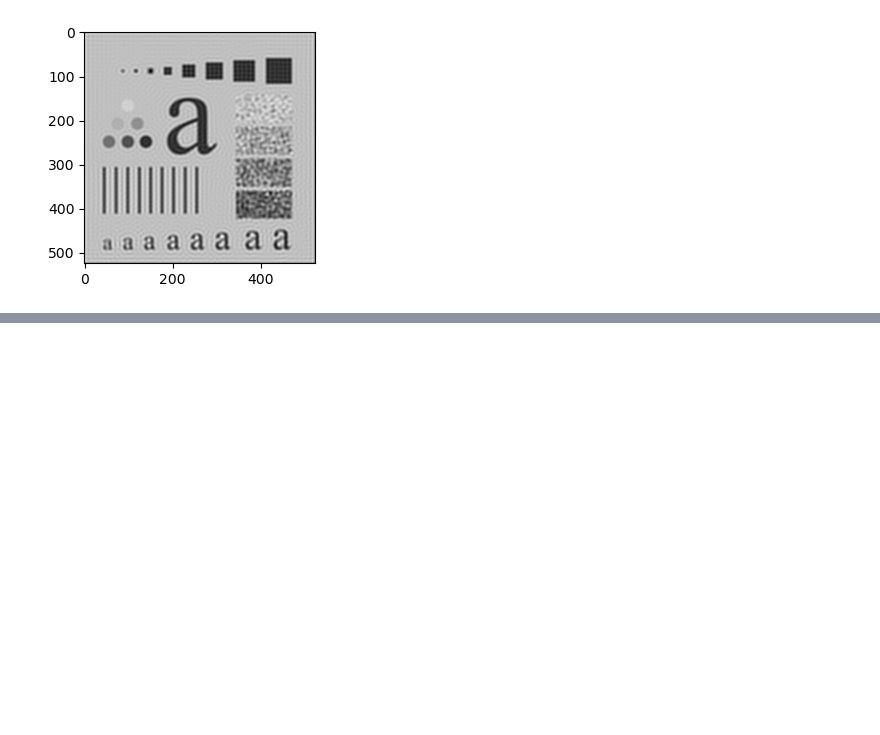
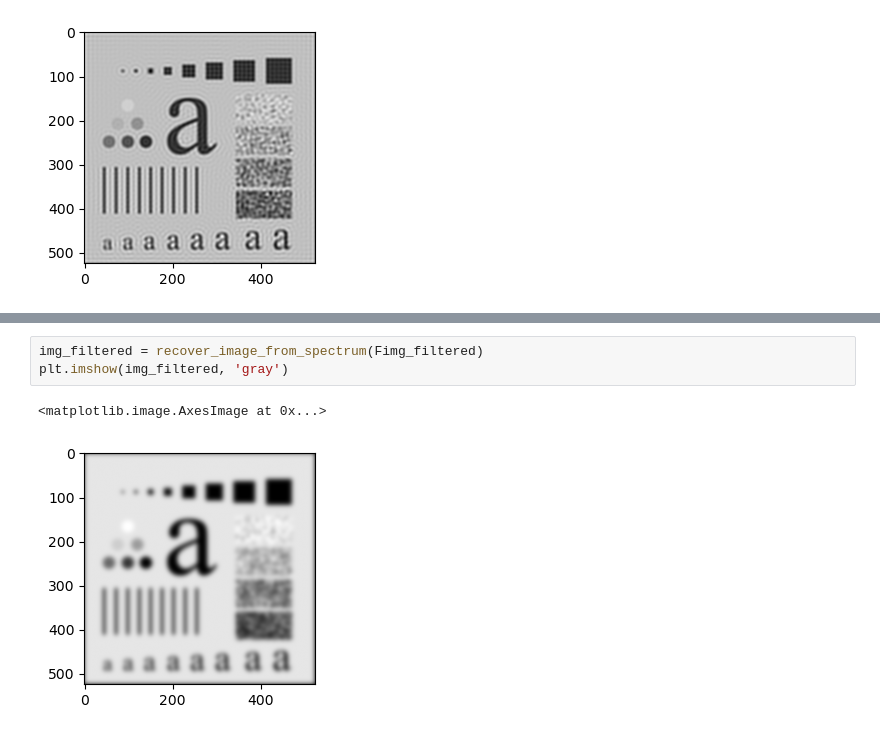
Before and after one commit to chcomin/curso-processamento-de-imagens, a Jupyter notebook: M04_filtragem_de_frequencia/pratica/4 - Filtros no domínio da frequência.ipynb, the cells around one changed output, grey strips where cells are left out. Drawn from its saved outputs; the diff is of its cells as text; blank space fills up the shorter version.

```diff
--- a/M04_filtragem_de_frequencia/pratica/4 - Filtros no domínio da frequência.ipynb
+++ b/M04_filtragem_de_frequencia/pratica/4 - Filtros no domínio da frequência.ipynb
@@ -97,0 +124,6 @@ plt.imshow(img_filtered, 'gray')
+# %%
+img_filtered = recover_image_from_spectrum(Fimg_filtered)
+plt.imshow(img_filtered, 'gray')
+# %% [output]
+<matplotlib.image.AxesImage at 0x...>
+[figure, added]
```
Also changed, not shown: parts of 10 cells of this notebook, 7 other files.
